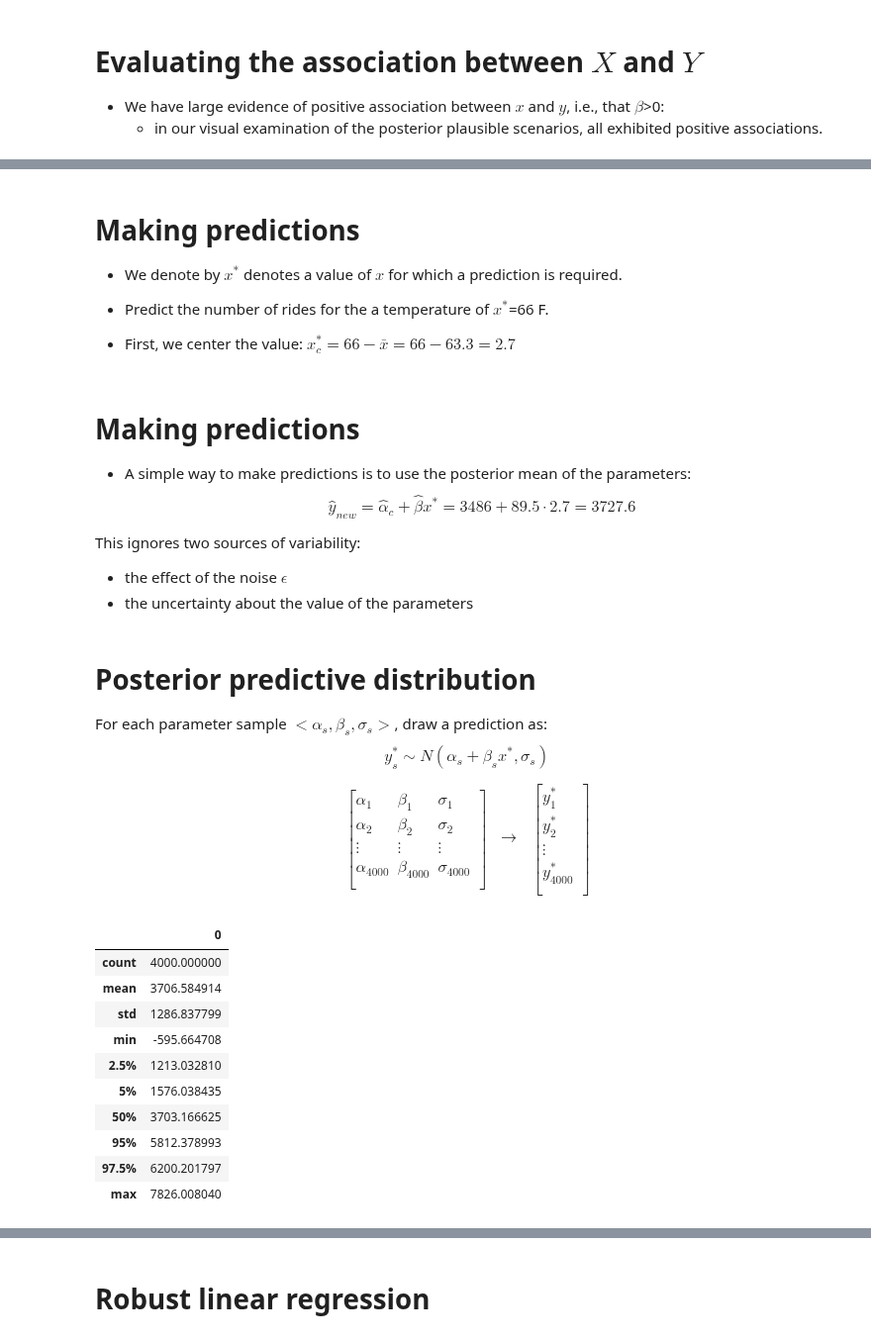
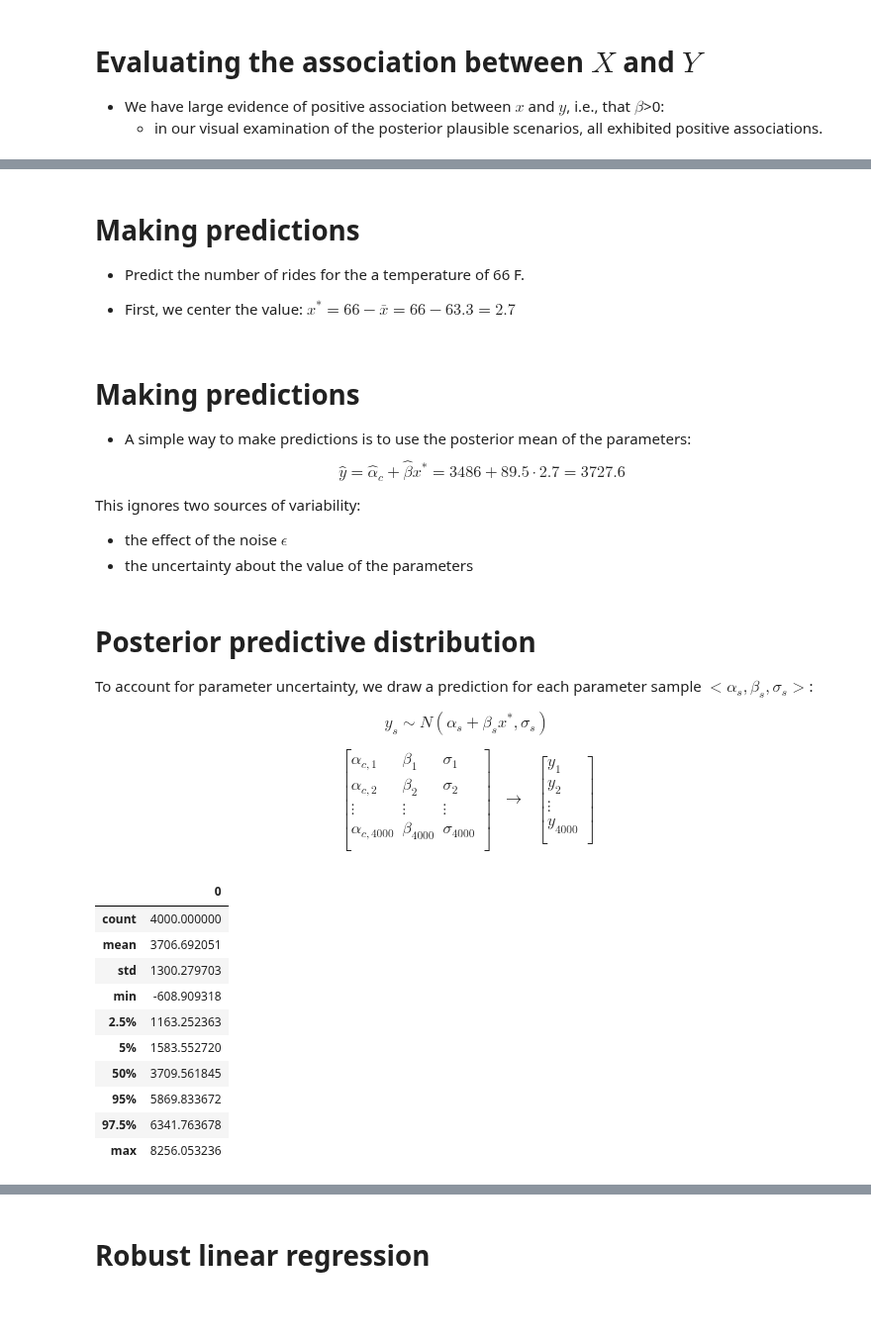
Before and after one commit to gcorani/bda, a Jupyter notebook: 5-LinearRegression.ipynb, the cells around one changed output, grey strips where cells are left out. Shown at 99% size. Cells and saved outputs as stored; diff of their text form; code cells hidden in the pictures; blank space fills up the shorter version.

```diff
--- a/5-LinearRegression.ipynb
+++ b/5-LinearRegression.ipynb
@@ -462,18 +449,16 @@ az.plot_posterior(trace, var_names="beta", ref_val=0);
 # %% [markdown]
 # Making predictions
 
-*  We denote by $x^*$ denotes a value of $x$ for which a prediction is required.
+
+*  Predict the number of rides  for the a temperature of 66 F.
 
 
-*  Predict the number of rides  for the a temperature of $x^*$=66 F.
-
-
-* First, we center the value: $x_c^* = 66 - \bar{x} = 66 - 63.3 = 2.7$
+* First, we center the value: $x^* = 66 - \bar{x} = 66 - 63.3 = 2.7$
 # %% [markdown]
 # Making predictions
 
 * A simple way to make predictions is to use the posterior mean of the parameters:
-$$ \hat{y}_{new} = \hat{\alpha}_c + \hat{\beta} x^*= 3486 + 89.5 \cdot 2.7 = 3727.6 $$
+$$ \hat{y} = \hat{\alpha}_c + \hat{\beta} x^*= 3486 + 89.5 \cdot 2.7 = 3727.6 $$
 
 
 This ignores two sources of variability:
@@ -481,55 +466,57 @@ This ignores two sources of variability:
    * the uncertainty about the value of the  parameters
 # %% [markdown]
 # Posterior predictive distribution
-For each parameter sample $<\alpha_{s}, \beta_s, \sigma_s>$, draw a prediction as:
-$$y_{s}^* \sim N(\alpha_{s} + \beta_s x^*,  \sigma_s)$$
+
+To account for parameter uncertainty, we draw a prediction for each parameter sample $<\alpha_s, \beta_s, \sigma_s>$:
+
+$$y_{s} \sim N(\alpha_{s} + \beta_s x^*,  \sigma_s)$$
 
 $$
 \left[
 \begin{array}{lll}
-\alpha_1 & \beta_1 & \sigma_1 \\
-\alpha_2 & \beta_2 & \sigma_2 \\
+\alpha_{c,1} & \beta_1 & \sigma_1 \\
+\alpha_{c,2} & \beta_2 & \sigma_2 \\
 \vdots & \vdots & \vdots \\
-\alpha_{4000} & \beta_{4000} & \sigma_{4000} \\
+\alpha_{c,4000} & \beta_{4000} & \sigma_{4000} \\
 \end{array}
 \right]
 \;\; \longrightarrow \;\;
 \left[
 \begin{array}{l}
-y_1^{*} \\
-y_2^{*} \\
+y_1 \\
+y_2 \\
 \vdots \\
-y_{4000}^{*} \\
+y_{4000} \\
 \end{array}
 \right]
 $$
 # %%
 #centered value of x_test
 x_test = 2.7
 
 post = az.extract_dataset(trace)
 
 #samples of the different variables. The vector of samples are shown with the underscore _s
-sigma_s = idata.sigma.values
-alpha_s = idata.alpha_c.values
-beta_s  = idata.beta.values
+sigma_s = post.sigma.values
+alpha_s = post.alpha_c.values
+beta_s  = post.beta.values
 
 y_test = np.zeros(shape=len(sigma_s))
 
 #computation of the predictive distribution can be vectorized
 preds  = np.random.normal (loc = alpha_s + beta_s * x_test, scale = sigma_s)
 
 #describe the posterior predictive distribution for the provided x_test
 pd.DataFrame(preds).describe (percentiles=[.025, .05, .5, .95, .975])
 # %% [output]
 |  | 0 |
 | count | 4000.000000 |
-| mean | 3706.584914 |
-| std | 1286.837799 |
-| min | -595.664708 |
-| 2.5% | 1213.032810 |
-| 5% | 1576.038435 |
-| 50% | 3703.166625 |
-| 95% | 5812.378993 |
-| 97.5% | 6200.201797 |
-| max | 7826.008040 |
+| mean | 3706.692051 |
+| std | 1300.279703 |
+| min | -608.909318 |
+| 2.5% | 1163.252363 |
+| 5% | 1583.552720 |
+| 50% | 3709.561845 |
+| 95% | 5869.833672 |
+| 97.5% | 6341.763678 |
+| max | 8256.053236 |
```
Also changed, not shown: parts of 35 cells of this notebook, 2 other files.
